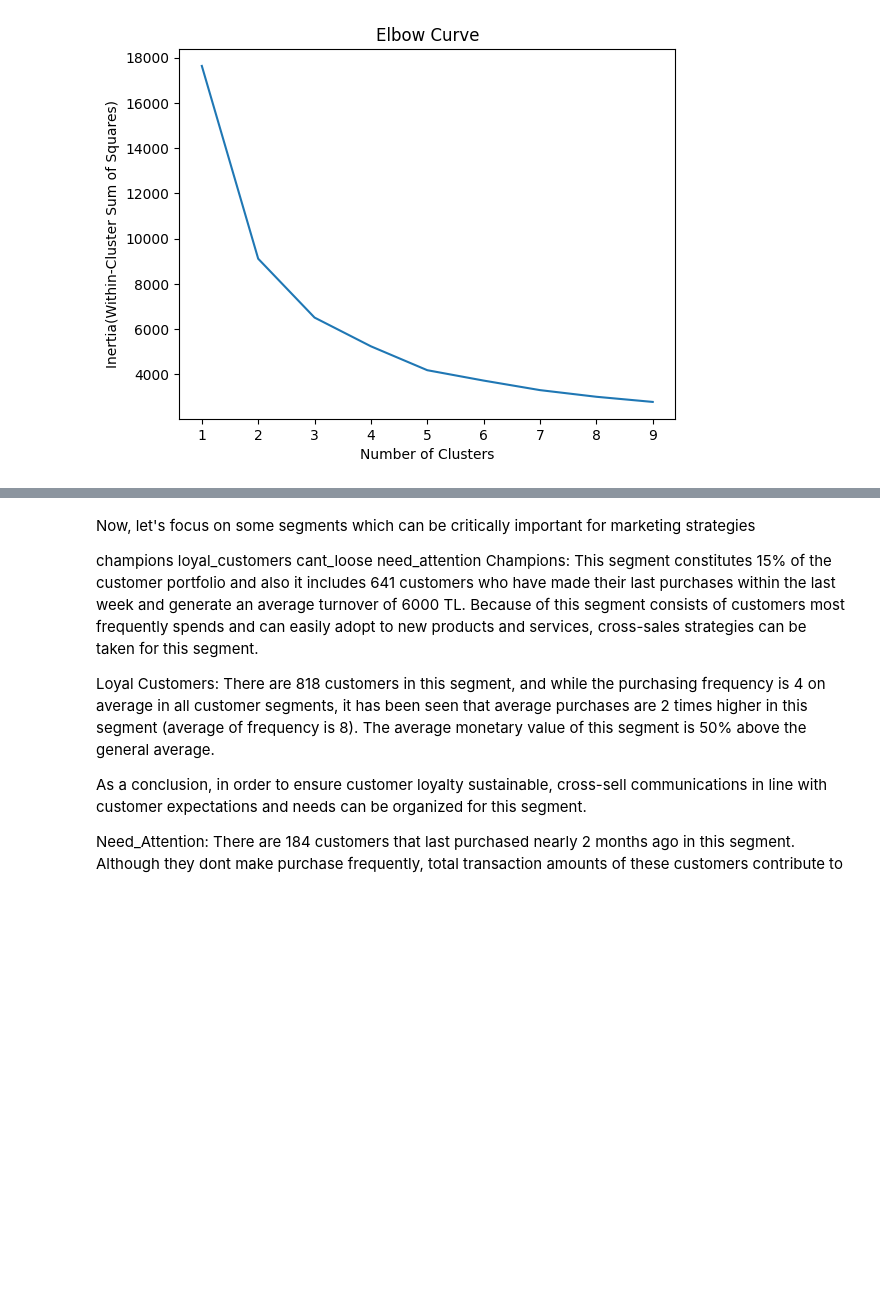
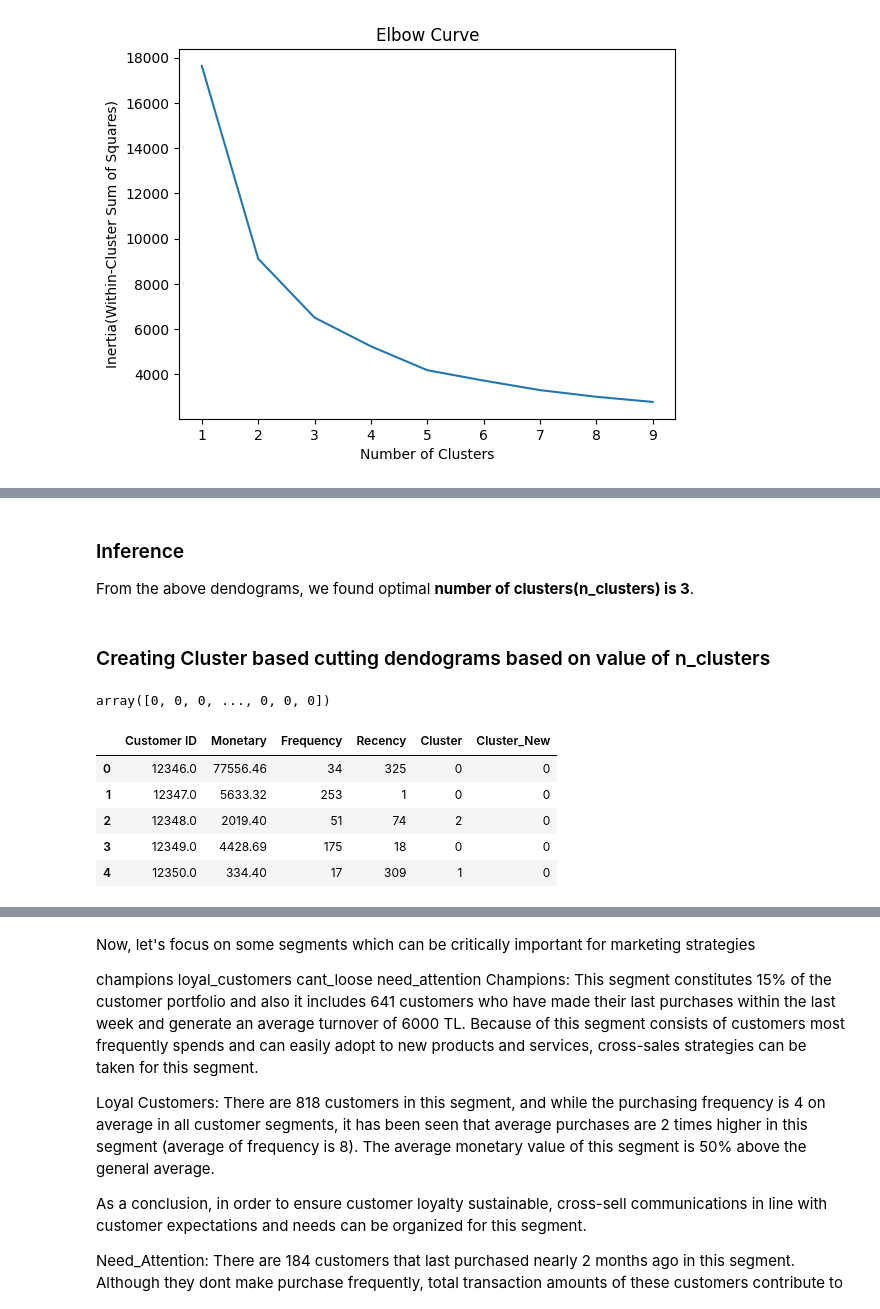
Before and after one commit to manishkr1754/Online_Retail_Customer_Segmentation_RFM_Analysis, a Jupyter notebook: Online Retail Customer Segmentation RFM Analysis.ipynb, the cells around one changed output, grey strips where cells are left out. Drawn from its saved outputs; the diff is of its cells as text; code cells hidden in the pictures; blank space fills up the shorter version.

```diff
--- a/Online Retail Customer Segmentation RFM Analysis.ipynb
+++ b/Online Retail Customer Segmentation RFM Analysis.ipynb
@@ -1410,0 +1400,21 @@ plt.ylabel("");
+# %% [markdown]
+### Inference
+
+From the above dendograms, we found optimal **number of clusters(n_clusters) is 3**.
+# %% [markdown]
+### Creating Cluster based cutting dendograms based on value of n_clusters
+# %%
+cluster_labels = cut_tree(mergings, n_clusters=2).reshape(-1, )
+cluster_labels
+# %% [output]
+array([0, 0, 0, ..., 0, 0, 0])
+# %%
+rfm['Cluster_New'] = cluster_labels
+rfm.head()
+# %% [output]
+|  | Customer ID | Monetary | Frequency | Recency | Cluster | Cluster_New |
+| 0 | 12346.0 | 77556.46 | 34 | 325 | 0 | 0 |
+| 1 | 12347.0 | 5633.32 | 253 | 1 | 0 | 0 |
+| 2 | 12348.0 | 2019.40 | 51 | 74 | 2 | 0 |
+| 3 | 12349.0 | 4428.69 | 175 | 18 | 0 | 0 |
+| 4 | 12350.0 | 334.40 | 17 | 309 | 1 | 0 |
```
Also changed, not shown: parts of 71 cells of this notebook.
